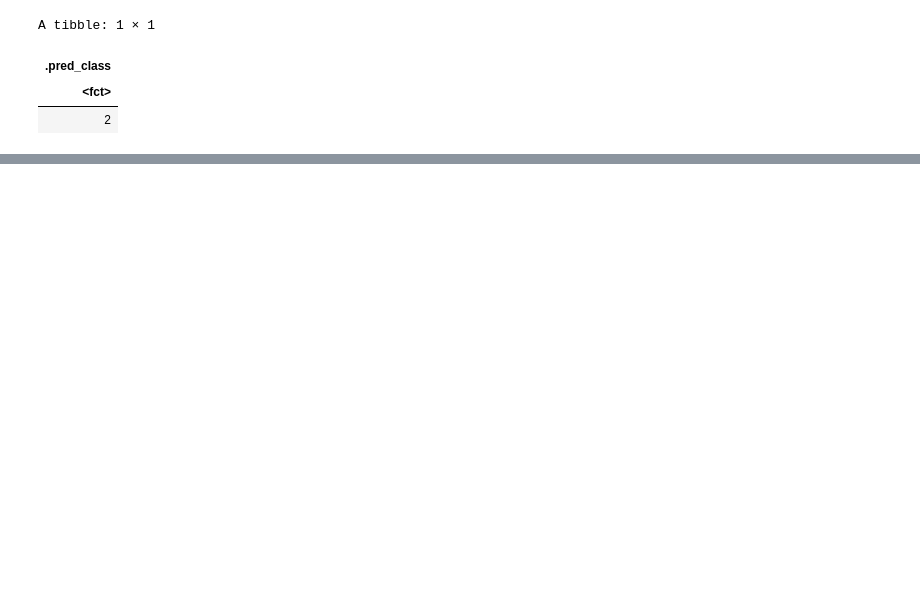
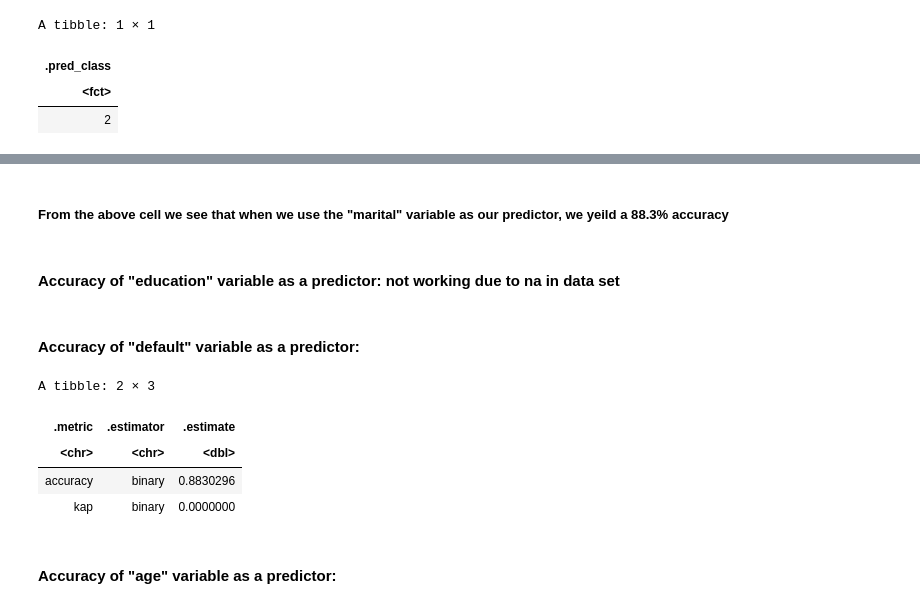
Before and after one commit to alexkhadr/Credit-Card-Project, a Jupyter notebook: correlation.ipynb, the cells around one changed output, grey strips where cells are left out. Drawn from its saved outputs; the diff is of its cells as text; code cells hidden in the pictures; blank space fills up the shorter version.

```diff
--- a/correlation.ipynb
+++ b/correlation.ipynb
@@ -143,0 +274,4 @@ A tibble: 1 × 1
+# %% [markdown]
+##### From the above cell we see that when we use the "marital" variable as our predictor, we yeild a 88.3% accuracy
+# %% [markdown]
+#### Accuracy of "education" variable as a predictor: not working due to na in data set
@@ -143,0 +293,27 @@ A tibble: 1 × 1
+# %% [markdown]
+#### Accuracy of "default" variable as a predictor:
+# %%
+bank_recipe_default <- recipe(y ~ default, data = bank_train) %>%
+  step_scale(all_predictors()) %>%
+  step_center(all_predictors())
+
+knn_fit_default <- workflow() %>%
+    add_recipe(bank_recipe_default) %>%
+    add_model(knn_specification) %>%
+    fit(data = bank_train)
+# %%
+bank_test_predictions_default <- predict(knn_fit_default, bank_test) %>%
+  bind_cols(bank_test)
+
+default_pred = bank_test_predictions_default %>%
+  metrics(truth = y, estimate = .pred_class)
+
+default_pred
+# %% [output]
+A tibble: 2 × 3
+| .metric | .estimator | .estimate |
+| <chr> | <chr> | <dbl> |
+| accuracy | binary | 0.8830296 |
+| kap | binary | 0.0000000 |
+# %% [markdown]
+#### Accuracy of "age" variable as a predictor:
```
Also changed, not shown: parts of 42 cells of this notebook, 1 other file.
